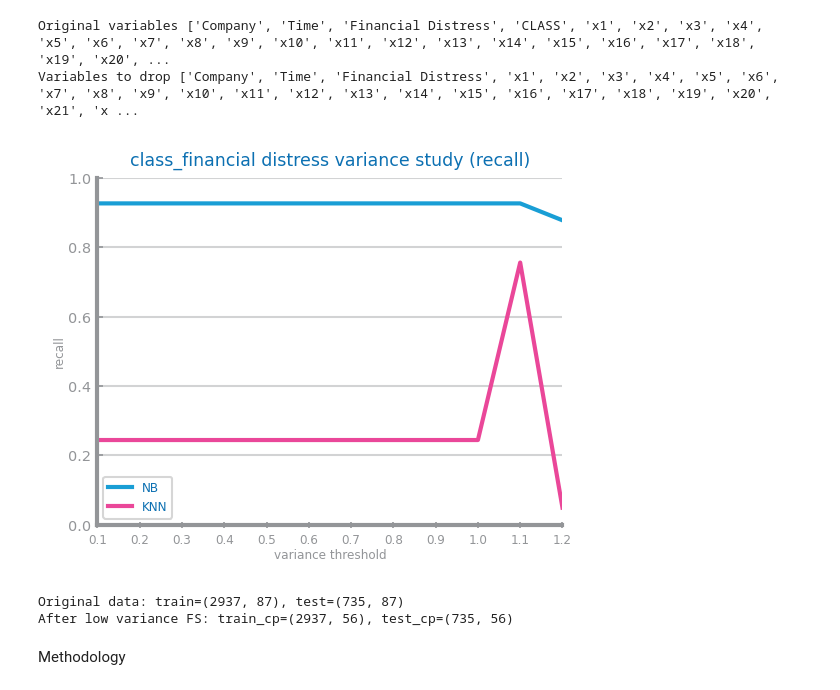
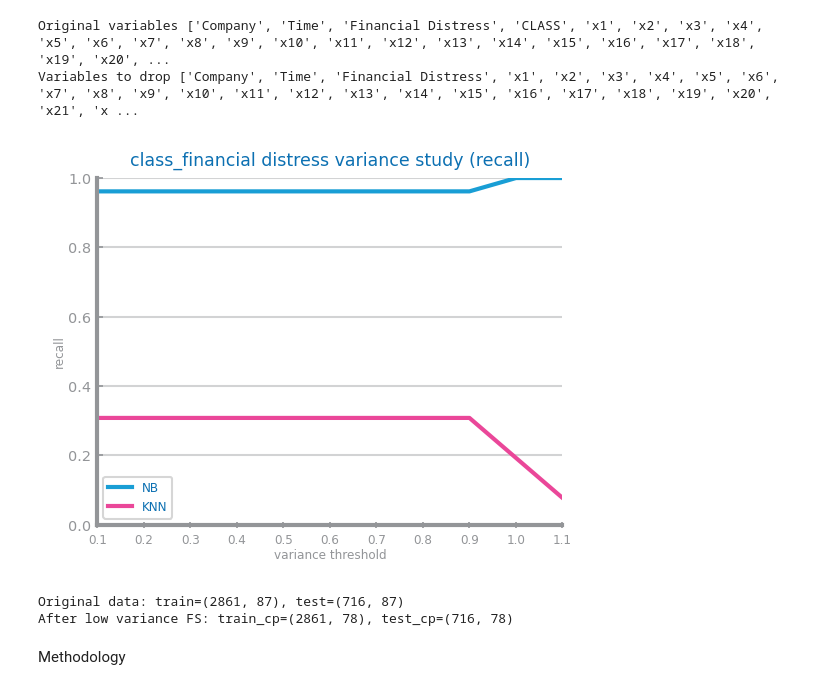
Before and after one commit to Moraisgit/data_science_project, a Jupyter notebook: src/set2_data_preparation.ipynb, the cells around one changed output. Cells and saved outputs as stored; diff of their text form; code cells hidden in the pictures.

```diff
--- a/src/set2_data_preparation.ipynb
+++ b/src/set2_data_preparation.ipynb
@@ -123,7 +123,7 @@ data: DataFrame = read_csv(filepath_or_buffer=filename, na_values="", index_col=
 print(f"Original data: {data.shape}")
 
 n_std: int = NR_STDEV
-n_std = 3
+n_std = 9
 print("n_std=", n_std)
 
 numeric_vars: list[str] = get_variable_types(data)["numeric"]
@@ -349,7 +349,7 @@ print(f"\nContinuing with {best_eval} with mean {best_mean}")
 if best_eval == "original":
     filename = f"{path_to_directory}/datasets/{file_tag}.csv"
     best_eval_dict = eval
-elif best_eval == "dropping":
+elif best_eval == "drop":
     filename = f"{path_to_directory}/datasets/{file_tag}_drop_outliers.csv"
     best_eval_dict = eval_dropping
 elif best_eval == "replacing":
@@ -501,7 +501,7 @@ mean = -float("inf")
 best_eval = None
 
 for eval_name, eval_dict in evaluations.items():
-    if eval_name == "original":
+    if eval_name == "drop":
         mean = sum(eval_dict[metric][1] for metric in ["accuracy", "recall", "precision", "auc", "f1"]) / 5
     else:
         mean = sum(eval_dict[metric][0] for metric in ["accuracy", "recall", "precision", "auc", "f1"]) / 5
@@ -624,35 +624,35 @@ def study_variance_for_feature_selection(
 
     plot_multiline_chart(
         options,
         results,
         title=f"{file_tag} variance study ({metric})",
         xlabel="variance threshold",
         ylabel=metric,
         percentage=True,
     )
     savefig(f"{path_to_directory}/images/{file_tag}_fs_low_var_{metric}_study.png")
     return results
 
 target = "CLASS"
 train: DataFrame = read_csv(filepath_or_buffer=filename)
 
 eval_metric = "recall"
 train, test = train_test_split(train, test_size=0.2, random_state=42)
 
 # figure(figsize=(2 * HEIGHT, HEIGHT))
 figure()
 study_variance_for_feature_selection(
     train,
     test,
     target=target,
-    max_threshold=1.2,
+    max_threshold=1.1,
     lag=0.1,
     metric=eval_metric,
     file_tag=file_tag,
 )
 show()
 # %% [output]
-[figure, old version]
+[figure, new version]
 # %%
 def apply_feature_selection(
     train: DataFrame,
@@ -669,7 +669,7 @@ def apply_feature_selection(
 
 
 vars2drop: list[str] = select_low_variance_variables(
-    train, max_threshold=1, target=target
+    train, max_threshold=0.9, target=target
 )
 train_cp, test_cp = apply_feature_selection(
     train, test, vars2drop, filename=f"{path_to_directory}/datasets/{file_tag}", tag="lowvar"
@@ -677,8 +677,8 @@ train_cp, test_cp = apply_feature_selection(
 print(f"Original data: train={train.shape}, test={test.shape}")
 print(f"After low variance FS: train_cp={train_cp.shape}, test_cp={test_cp.shape}")
 # %% [output]
-Original data: train=(2937, 87), test=(735, 87)
-After low variance FS: train_cp=(2937, 56), test_cp=(735, 56)
+Original data: train=(2861, 87), test=(716, 87)
+After low variance FS: train_cp=(2861, 78), test_cp=(716, 78)
 # %% [markdown]
 Methodology
 # %%
```
Also changed, not shown: parts of 21 cells of this notebook, 10 other files.
